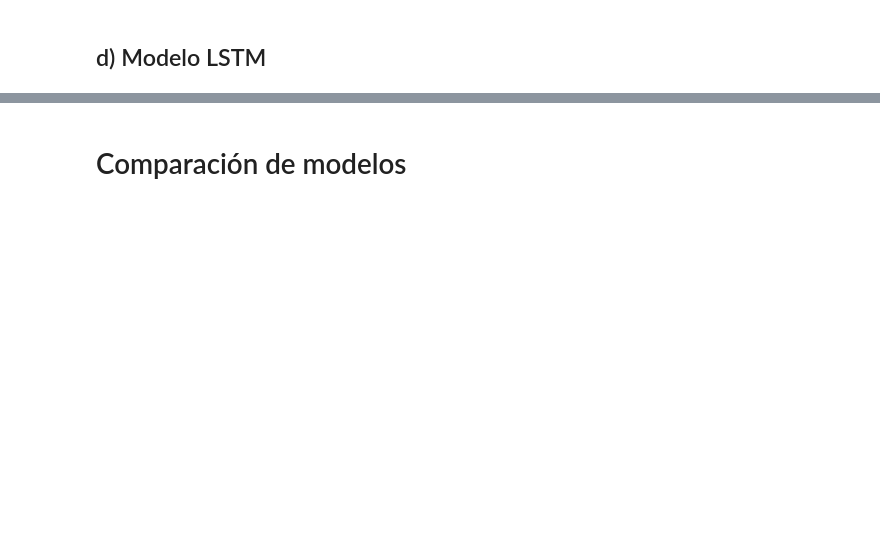
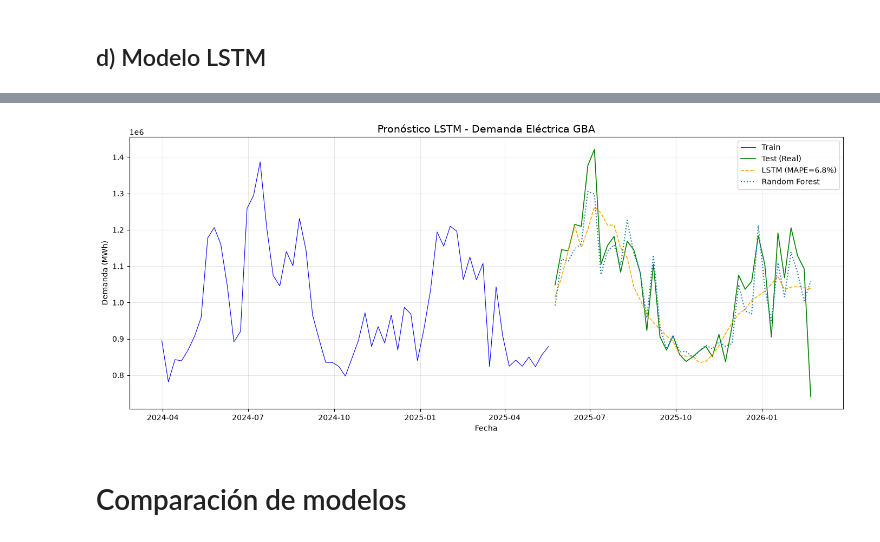
Before and after one commit to alexisbarnique/ceia-ast-tpf, a Jupyter notebook: TPF_AST.ipynb, the cells around one changed output, grey strips where cells are left out. Drawn from its saved outputs; the diff is of its cells as text; code cells hidden in the pictures; blank space fills up the shorter version.

```diff
--- a/TPF_AST.ipynb
+++ b/TPF_AST.ipynb
@@ -822,3 +778,24 @@ MAPE: 11.44%
+# %%
+# Gráfico LSTM
+fig, ax = plt.subplots(figsize=(14, 6))
+ax.plot(train.index[-60:], train['DEMANDA_GBA'].iloc[-60:],
+        label='Train', color='blue', linewidth=0.8)
+ax.plot(test.index, test['DEMANDA_GBA'],
+        label='Test (Real)', color='green', linewidth=1.2)
+ax.plot(test.index, pred_lstm,
+        label=f'LSTM (MAPE={mape_lstm:.1f}%)',
+        color='orange', linewidth=1.2, linestyle='--')
+ax.plot(test.index, rf_preds, label='Random Forest', linestyle=':')
+ax.set_title('Pronóstico LSTM - Demanda Eléctrica GBA', fontsize=14)
+ax.set_xlabel('Fecha')
+ax.set_ylabel('Demanda (MWh)')
+ax.legend()
+ax.grid(True, alpha=0.3)
+plt.tight_layout()
+# plt.savefig('09_pronostico_lstm.png', dpi=150, bbox_inches='tight')
+plt.show()
+# %% [output]
+[figure, added]
 # %% [markdown]
 # Comparación de modelos
 # %%
```
Also changed, not shown: parts of 5 cells of this notebook.
